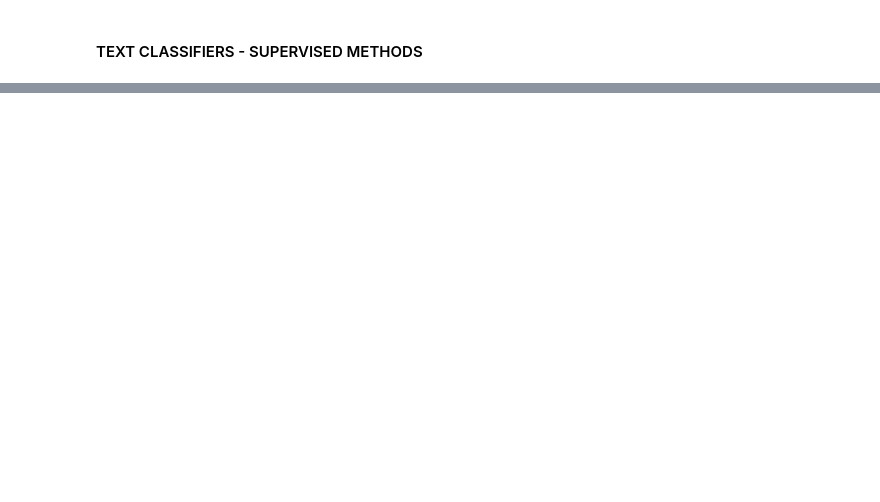
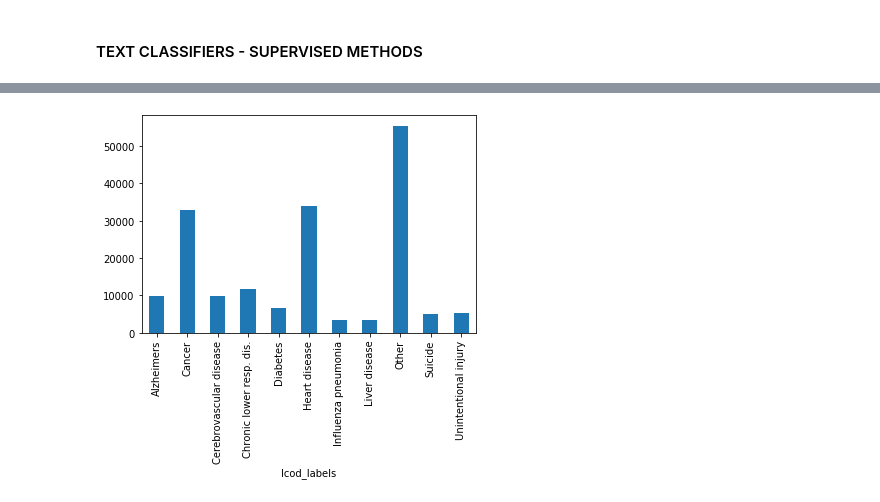
Before and after one commit to mbg9700/Springboard_DSCareer, a Jupyter notebook: supervisedML.ipynb, the cells around one changed output, grey strips where cells are left out. Cells and saved outputs as stored; diff of their text form; code cells hidden in the pictures; blank space fills up the shorter version.

```diff
--- a/supervisedML.ipynb
+++ b/supervisedML.ipynb
@@ -165,2 +316,0 @@ TypeError: 're.Pattern' object is not iterable
-# %%
-df['test'] = df['UCOD'].isin(cancer).astype(int)
@@ -175,0 +334,12 @@ Name: test, dtype: int32
+# %%
+# Keep records with valid underlying cause code and selected variables
+
+selectedcols = ['lcod_labels', 'AllMC','mc2_20', 'agegrp', 'sex', 'tobac','manner']
+df = df.loc[df['gc_cat']==0, selectedcols]
+# %%
+df['lcod_id'] = df['lcod_labels'].factorize()[0]
+# %%
+df.groupby('lcod_labels').lcod_id.count().plot.bar(ylim=0)
+plt.show()
+# %% [output]
+[figure, added]
```
Also changed, not shown: parts of 73 cells of this notebook.
